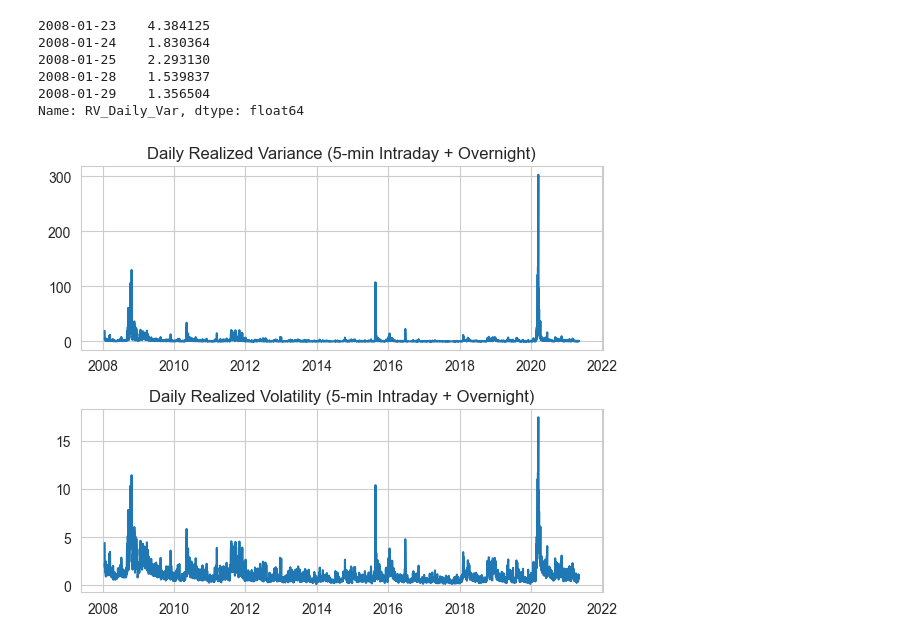
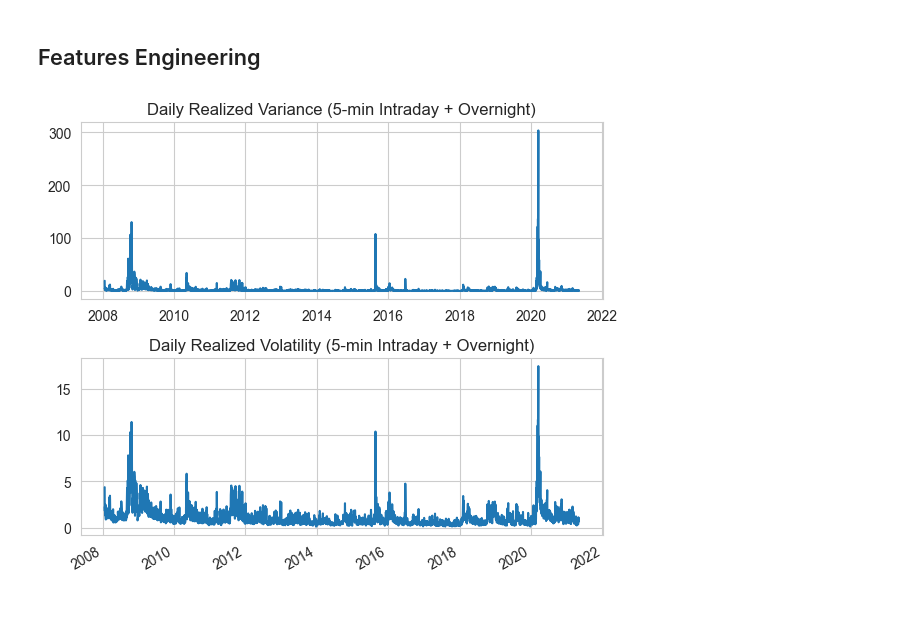
Before and after one commit to YahyaGhallali/VolatilityForecast, a Jupyter notebook: Code/Hybrid/Main.ipynb, the cells around one changed output. Drawn from its saved outputs; the diff is of its cells as text; code cells hidden in the pictures; blank space fills up the shorter version.

```diff
--- a/Code/Hybrid/Main.ipynb
+++ b/Code/Hybrid/Main.ipynb
@@ -8,42 +85,37 @@ sns.set_style("whitegrid")
 # %%
 data = pd.read_csv(r'../Data/dataset/spy_1min_2008_2021_cleaned.csv', parse_dates=['date'], index_col='date')
+# %% [markdown]
+## Features Engineering
 # %%
+
 # Intraday Variance
 close_5mn = data.close.resample("5min").last().dropna()
 rt_intraday = np.log(close_5mn / close_5mn.shift(1)).dropna()
 rv_intraday = (rt_intraday ** 2).groupby(rt_intraday.index.date).sum()
 
 # Overnight Variance
 daily_ohlc = data.close.resample("1D").agg(['first', 'last']).dropna()
 daily_ohlc["prev_close"] = daily_ohlc['last'].shift(1)
 
 # Overnight returns
 rt_overnight = np.log(daily_ohlc['first'] / daily_ohlc['prev_close']).dropna()
 rv_overnight = rt_overnight ** 2
 
 # Total Realized Variance
 rv_total = pd.DataFrame({'intraday': rv_intraday, 'overnight': rv_overnight}).dropna()
 rv_total['RV_Daily_Var'] = rv_total['intraday'] + rv_total['overnight']
 
 # Scale to match GARCH (x100^2 = x10000)
 target_variance = rv_total['RV_Daily_Var'] * 10000
 target_volatility = np.sqrt(target_variance)
+target_volatility.index = pd.to_datetime(target_volatility.index)
+target_volatility.name = 'RV_Daily_Vol'
 
 
-target_volatility.head()
+fig, ax = plt.subplots(2, 1, figsize=(6,5))
+target_variance.plot(title="Daily Realized Variance (5-min Intraday + Overnight)", ax=ax[0])
+target_volatility.plot(title="Daily Realized Volatility (5-min Intraday + Overnight)", ax=ax[1])
+plt.tight_layout()
+plt.show()
 # %% [output]
-2008-01-23    4.384125
-2008-01-24    1.830364
-2008-01-25    2.293130
-2008-01-28    1.539837
-2008-01-29    1.356504
-Name: RV_Daily_Var, dtype: float64
+[figure, added]
-# %%
-fig, ax = plt.subplots(2, 1, figsize=(6,5),)
-
-target_variance.plot(title="Daily Realized Variance (5-min Intraday + Overnight)", ax=ax[0])
-target_volatility.plot(title="Daily Realized Volatility (5-min Intraday + Overnight)", ax=ax[1])
-plt.tight_layout()
-plt.show()
-# %% [output]
-[figure, removed]
```
Also changed, not shown: parts of 34 cells of this notebook.
